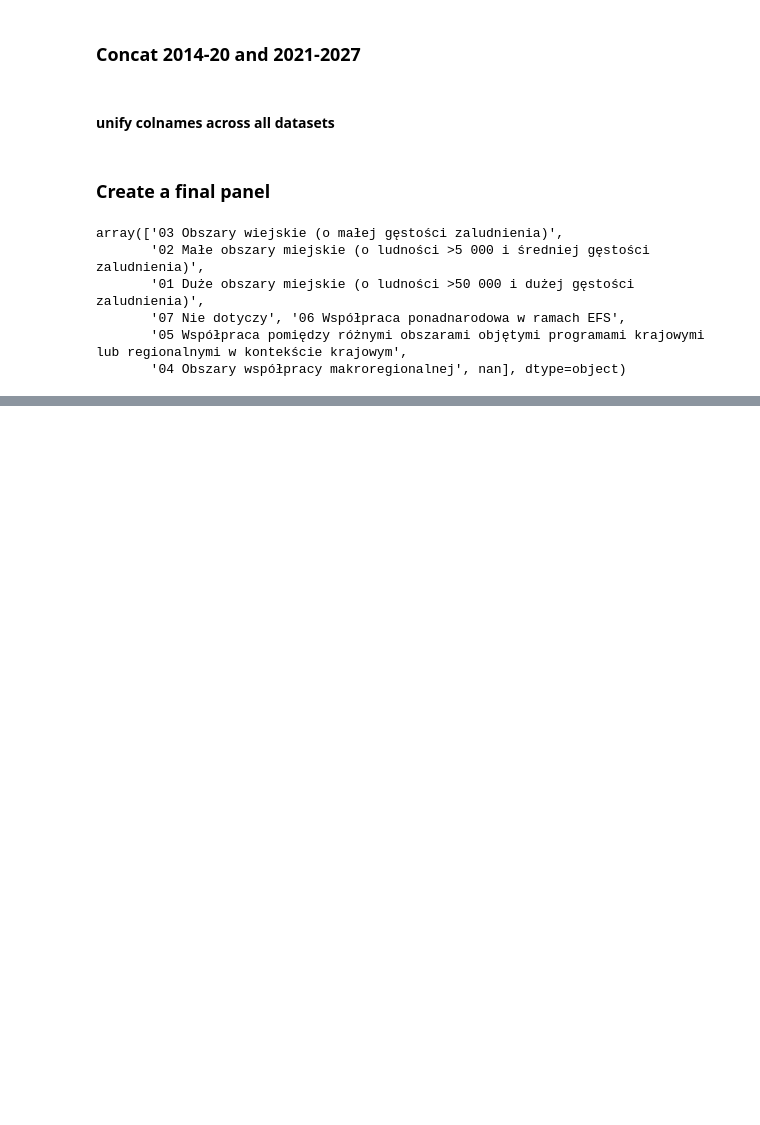
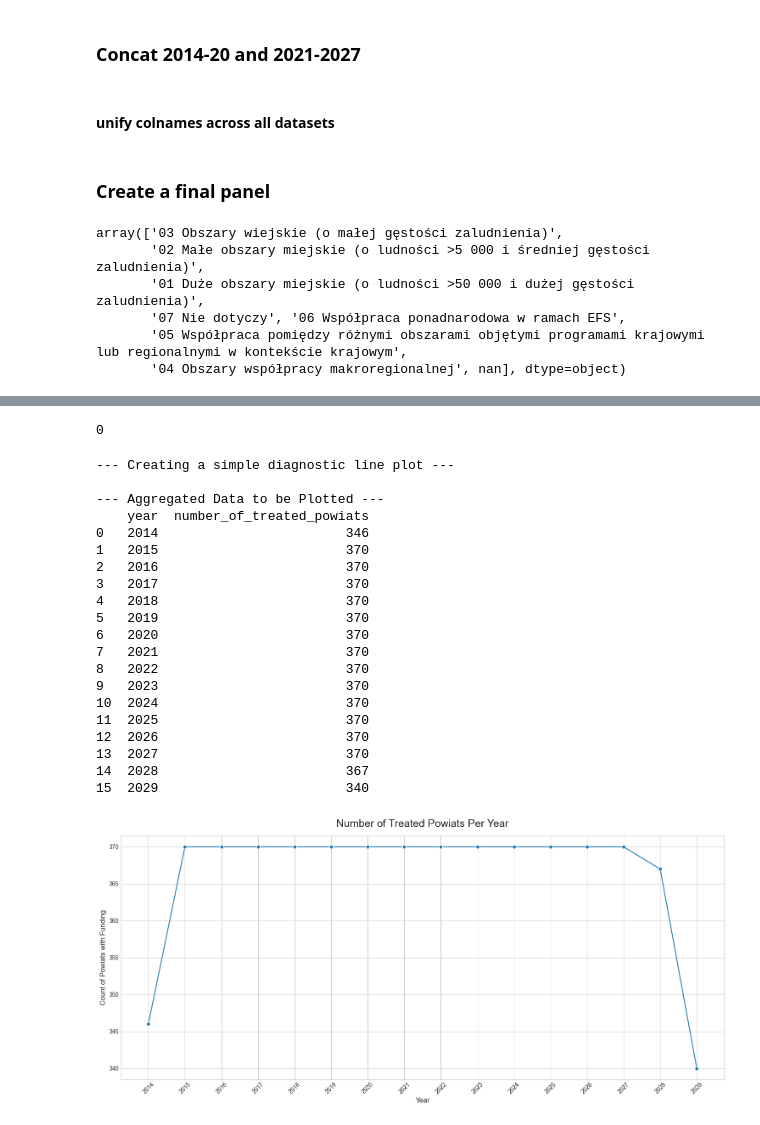
Before and after one commit to aleksandrajaremko/Policy-paper, a Jupyter notebook: code/processing/GUS_processing.ipynb, the cells around one changed output, grey strips where cells are left out. Saved outputs shown, nothing was run; the diff lists cells and outputs as text; code cells hidden in the pictures; blank space fills up the shorter version.

```diff
--- a/code/processing/GUS_processing.ipynb
+++ b/code/processing/GUS_processing.ipynb
@@ -317,0 +377,79 @@ powiat_treatment_matrix.wojewodztwo.unique().tolist()
+# %%
+sum(final_panel_df.cofinancing_value == 0)
+# %% [output]
+0
+# %%
+import pandas as pd
+import seaborn as sns
+import matplotlib.pyplot as plt
+
+# Assume 'final_panel_df' is your DataFrame, loaded and ready.
+# It must have 'powiat_std', 'year', and 'cofinancing_value' columns.
+
+print("--- Creating a simple diagnostic line plot ---")
+
+# --- 1. Prepare the data for aggregation ---
+# Make a copy to ensure we don't modify the original DataFrame
+df_agg = final_panel_df.copy()
+
+# Filter for rows where treatment actually occurred (funding > 0)
+treated_df = df_agg[df_agg['cofinancing_value'] > 0]
+
+# --- 2. Aggregate the data by year ---
+# For each year, count the number of unique powiats that received funding
+yearly_treatment_counts = treated_df.groupby('year')['powiat_std'].nunique().reset_index()
+yearly_treatment_counts = yearly_treatment_counts.rename(columns={'powiat_std': 'number_of_treated_powiats'})
+
+print("\n--- Aggregated Data to be Plotted ---")
+# This will show you exactly what data is being sent to the plot
+print(yearly_treatment_counts)
+
+# --- 3. Create the line plot ---
+if not yearly_treatment_counts.empty:
+    plt.style.use('seaborn-v0_8-whitegrid')
+    fig, ax = plt.subplots(figsize=(15, 7))
+
+    sns.lineplot(
+        data=yearly_treatment_counts,
+        x='year',
+        y='number_of_treated_powiats',
+        marker='o',
+        ax=ax
+    )
+
+    ax.set_title('Number of Treated Powiats Per Year', fontsize=18, pad=15)
+    ax.set_xlabel('Year', fontsize=12)
+    ax.set_ylabel('Count of Powiats with Funding', fontsize=12)
+
+    # Ensure x-axis ticks are integers and cover the full range
+    min_year = yearly_treatment_counts['year'].min()
+    max_year = yearly_treatment_counts['year'].max()
+    ax.set_xticks(range(int(min_year), int(max_year) + 1))
+
+    plt.xticks(rotation=45)
+    plt.tight_layout()
+    plt.show()
+else:
+    print("\nCRITICAL: No treated observations found in the data. The 'yearly_treatment_counts' DataFrame is empty.")
+# %% [output]
+--- Creating a simple diagnostic line plot ---
+
+--- Aggregated Data to be Plotted ---
+    year  number_of_treated_powiats
+0   2014                        346
+1   2015                        370
+2   2016                        370
+3   2017                        370
+4   2018                        370
+5   2019                        370
+6   2020                        370
+7   2021                        370
+8   2022                        370
+9   2023                        370
+10  2024                        370
+11  2025                        370
+12  2026                        370
+13  2027                        370
+14  2028                        367
+15  2029                        340
+[figure, added]
```
Also changed, not shown: parts of 19 cells of this notebook, 8 other files.
